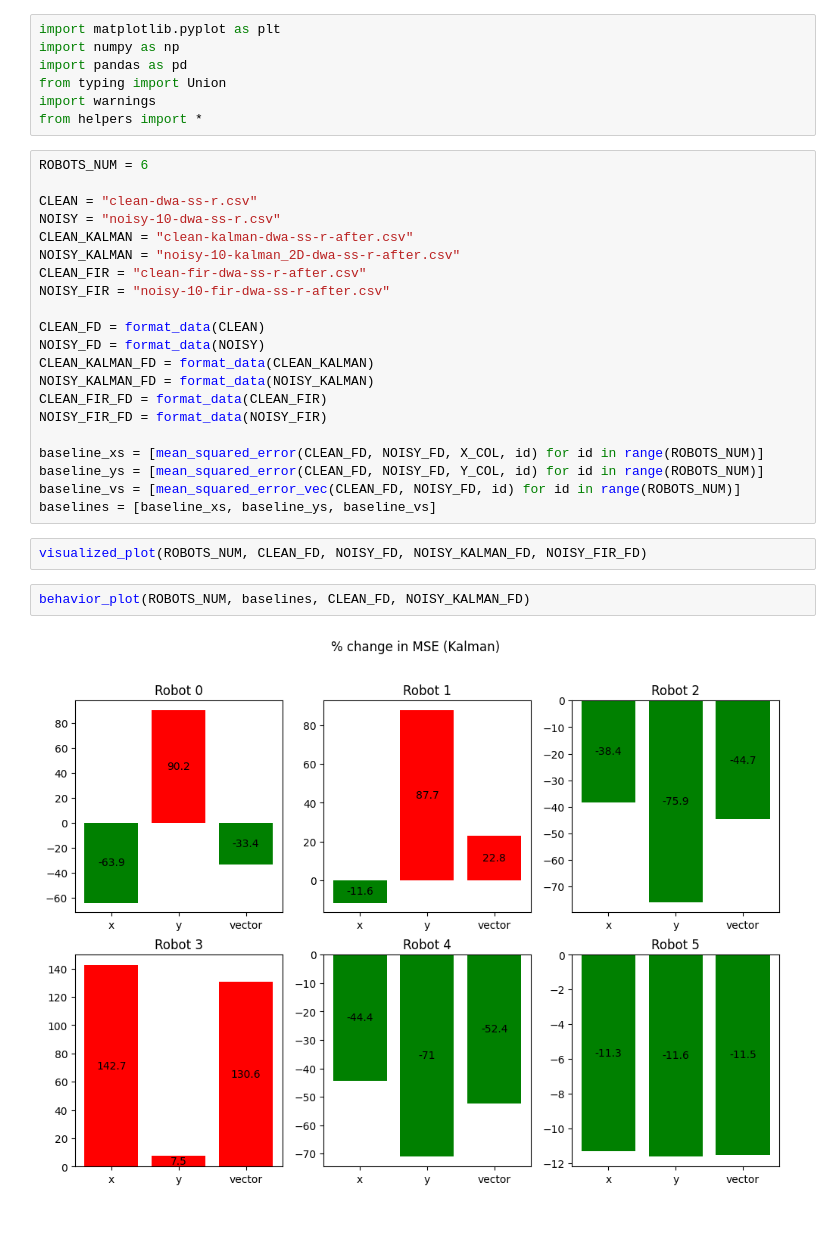
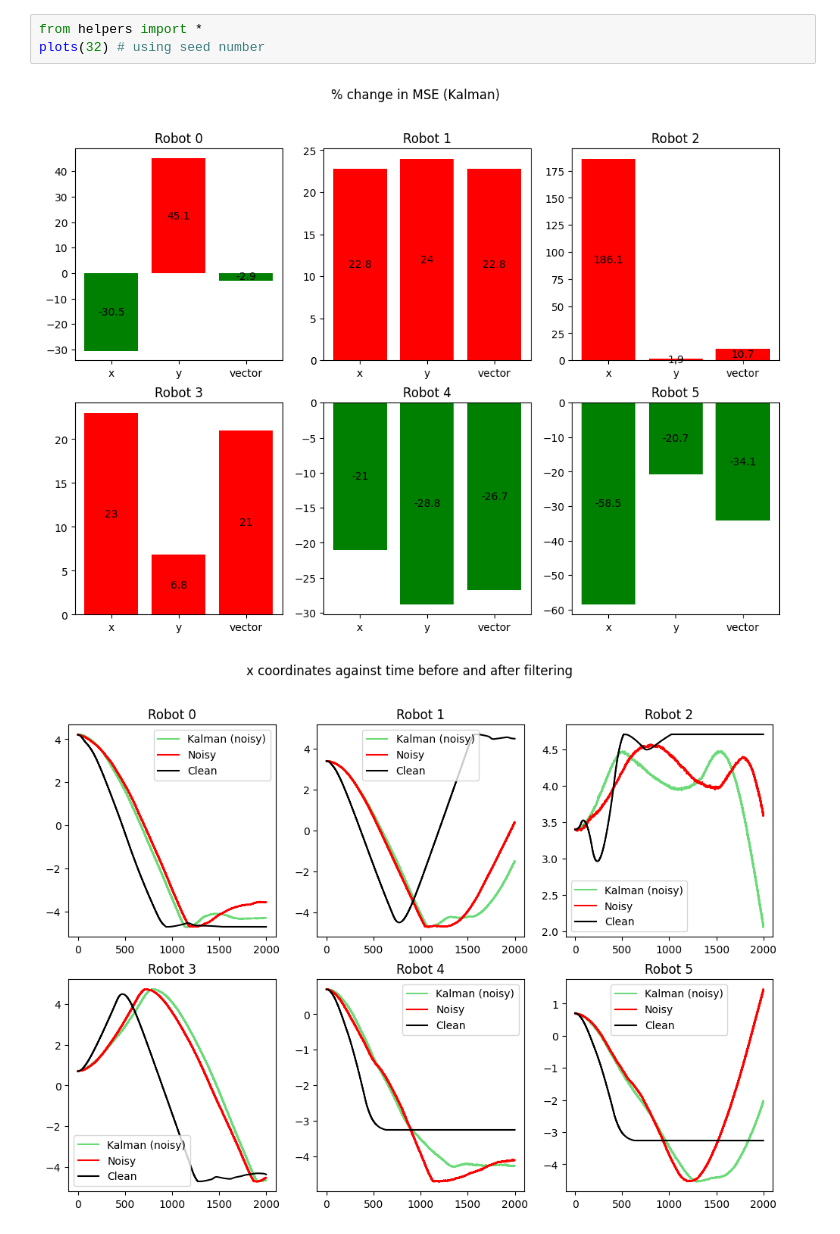
Before and after one commit to First-Order-RoboCup-SSL/Utama-Core, a Jupyter notebook: vision_data/kalman_dwa_test.ipynb, the cells around one changed output. Drawn from its saved outputs; the diff is of its cells as text.

Commit message:
delete past data

```diff
--- a/vision_data/kalman_dwa_test.ipynb
+++ b/vision_data/kalman_dwa_test.ipynb
@@ -1,34 +1,6 @@
-# %%
-import matplotlib.pyplot as plt
-import numpy as np
-import pandas as pd
-from typing import Union
-import warnings
-from helpers import *
-# %%
-ROBOTS_NUM = 6
-
-CLEAN = "clean-dwa-ss-r.csv"
-NOISY = "noisy-10-dwa-ss-r.csv"
-CLEAN_KALMAN = "clean-kalman-dwa-ss-r-after.csv"
-NOISY_KALMAN = "noisy-10-kalman_2D-dwa-ss-r-after.csv"
-CLEAN_FIR = "clean-fir-dwa-ss-r-after.csv"
-NOISY_FIR = "noisy-10-fir-dwa-ss-r-after.csv"
-
-CLEAN_FD = format_data(CLEAN)
-NOISY_FD = format_data(NOISY)
-CLEAN_KALMAN_FD = format_data(CLEAN_KALMAN)
-NOISY_KALMAN_FD = format_data(NOISY_KALMAN)
-CLEAN_FIR_FD = format_data(CLEAN_FIR)
-NOISY_FIR_FD = format_data(NOISY_FIR)
-
-baseline_xs = [mean_squared_error(CLEAN_FD, NOISY_FD, X_COL, id) for id in range(ROBOTS_NUM)]
-baseline_ys = [mean_squared_error(CLEAN_FD, NOISY_FD, Y_COL, id) for id in range(ROBOTS_NUM)]
-baseline_vs = [mean_squared_error_vec(CLEAN_FD, NOISY_FD, id) for id in range(ROBOTS_NUM)]
-baselines = [baseline_xs, baseline_ys, baseline_vs]
-# %%
-visualized_plot(ROBOTS_NUM, CLEAN_FD, NOISY_FD, NOISY_KALMAN_FD, NOISY_FIR_FD)
-# %%
-behavior_plot(ROBOTS_NUM, baselines, CLEAN_FD, NOISY_KALMAN_FD)
-# %% [output]
-[figure, removed]
+# %%
+from helpers import *
+plots(32) # using seed number
+# %% [output]
+[figure, added]
+[figure, added]
```
Also changed, not shown: 5 other files.
